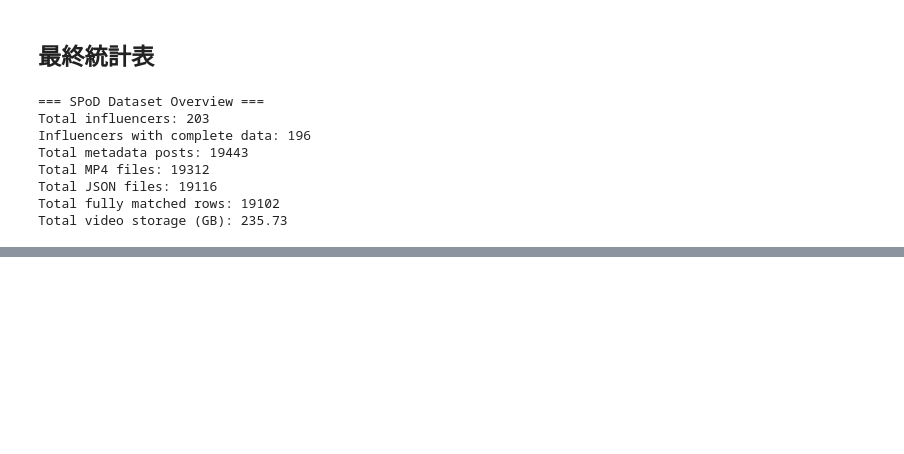
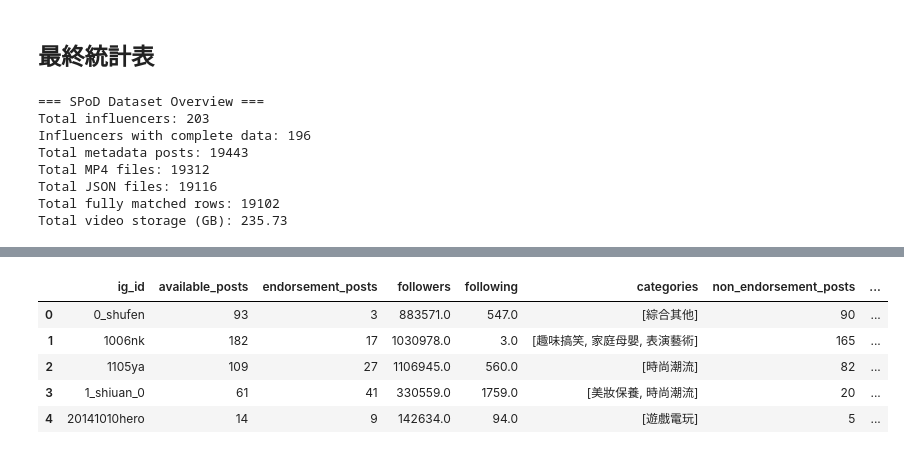
Before and after one commit to ying-tzu-dai/Multimodal_SPoD_Video, a Jupyter notebook: scripts/data_exploration.ipynb, the cells around one changed output, grey strips where cells are left out. Cells and saved outputs as stored; diff of their text form; code cells hidden in the pictures; blank space fills up the shorter version.

```diff
--- a/scripts/data_exploration.ipynb
+++ b/scripts/data_exploration.ipynb
@@ -712,0 +908,91 @@ Total video storage (GB): 235.73
+# %%
+def parse_categories(value):
+    if pd.isna(value):
+        return []
+
+    return list(dict.fromkeys(
+        x.strip()
+        for x in re.split(r"[,，]", str(value))
+        if x.strip()
+    ))
+
+
+def parse_number(value):
+    if pd.isna(value):
+        return np.nan
+
+    cleaned = re.sub(r"[,\s]", "", str(value))
+
+    try:
+        return float(cleaned)
+    except ValueError:
+        return np.nan
+
+
+df_candidates["category_list"] = (
+    df_candidates["AsiaKOL_category"]
+    .apply(parse_categories)
+)
+
+df_candidates["followers_num"] = (
+    df_candidates["Followers"].apply(parse_number)
+)
+
+df_candidates["following_num"] = (
+    df_candidates["Following"].apply(parse_number)
+)
+
+# 僅保留有明確 True / False 標籤的貼文
+df_labeled = df_candidates.loc[
+    df_candidates["isEndorsement"].isin([True, False])
+].copy()
+
+# 聚合成網紅層級的候選表
+df_influencer_pool = (
+    df_labeled.groupby("ig_id")
+    .agg(
+        available_posts=("post_id", "nunique"),
+        endorsement_posts=("isEndorsement", "sum"),
+        followers=("followers_num", "first"),
+        following=("following_num", "first"),
+        categories=("category_list", "first")
+    )
+    .reset_index()
+)
+
+df_influencer_pool["non_endorsement_posts"] = (
+    df_influencer_pool["available_posts"]
+    - df_influencer_pool["endorsement_posts"]
+)
+
+# 至少要有 5 篇有效資料
+df_influencer_pool = df_influencer_pool.loc[
+    df_influencer_pool["available_posts"] >= POSTS_PER_INFLUENCER
+].copy()
+
+# 將粉絲數分成四個分位組
+# 先 rank，再 qcut，避免大量相同粉絲數造成分組錯誤
+valid_followers = df_influencer_pool["followers"].notna()
+
+df_influencer_pool["follower_group"] = "Unknown"
+
+if valid_followers.sum() >= 4:
+    ranked = df_influencer_pool.loc[
+        valid_followers, "followers"
+    ].rank(method="first")
+
+    df_influencer_pool.loc[
+        valid_followers, "follower_group"
+    ] = pd.qcut(
+        ranked,
+        q=4,
+        labels=["Q1", "Q2", "Q3", "Q4"]
+    ).astype(str).to_numpy()
+
+print(
+    "Eligible influencers:",
+    len(df_influencer_pool)
+)
+
+display(df_influencer_pool.head())
+# %% [output]
@@ -712,0 +1000,6 @@ Total video storage (GB): 235.73
+|  | ig_id | available_posts | endorsement_posts | followers | following | categories | non_endorsement_posts | ... |
+| 0 | 0_shufen | 93 | 3 | 883571.0 | 547.0 | [綜合其他] | 90 | ... |
+| 1 | 1006nk | 182 | 17 | 1030978.0 | 3.0 | [趣味搞笑, 家庭母嬰, 表演藝術] | 165 | ... |
+| 2 | 1105ya | 109 | 27 | 1106945.0 | 560.0 | [時尚潮流] | 82 | ... |
+| 3 | 1_shiuan_0 | 61 | 41 | 330559.0 | 1759.0 | [美妝保養, 時尚潮流] | 20 | ... |
+| 4 | 20141010hero | 14 | 9 | 142634.0 | 94.0 | [遊戲電玩] | 5 | ... |
```
Also changed, not shown: parts of 14 cells of this notebook.
